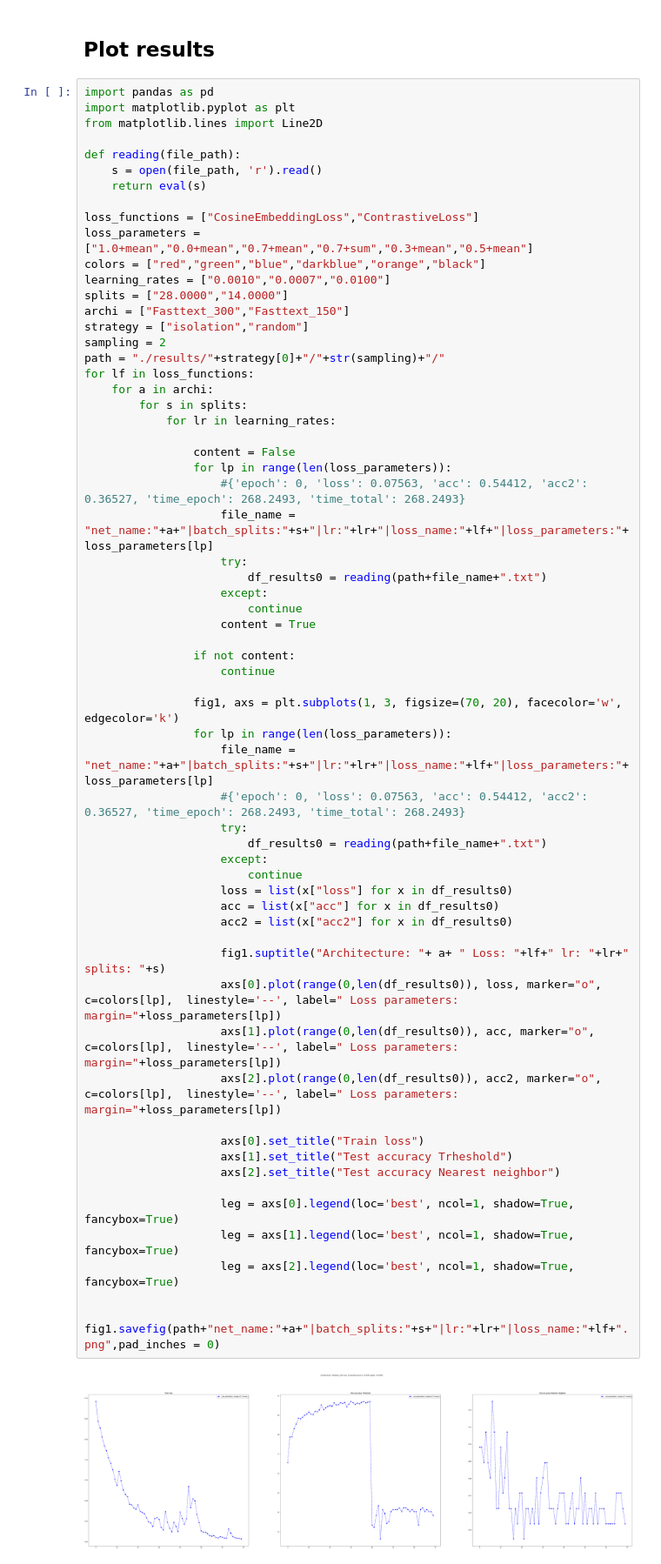
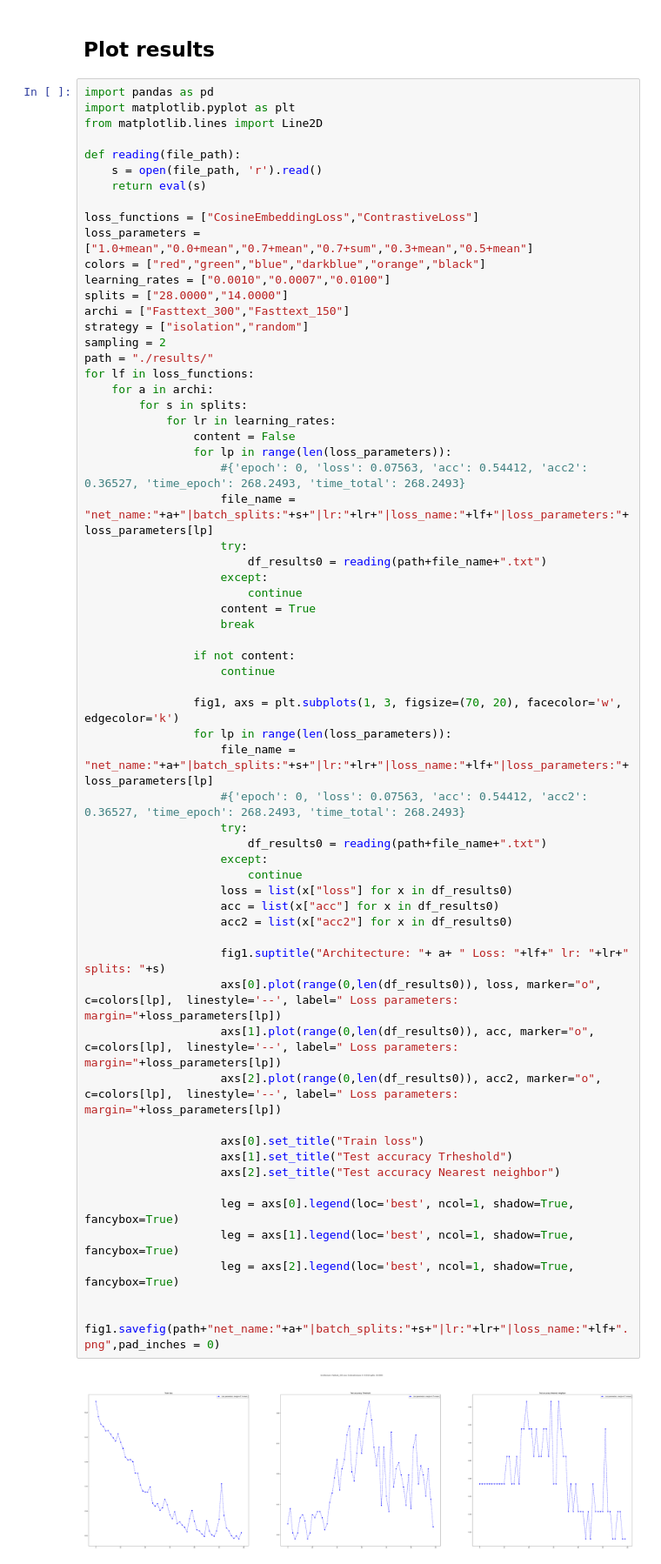
Before and after one commit to srpablino/gcnsm, a Jupyter notebook: step3_plot_results.ipynb, the cells around one changed output. Shown at 87% size. Drawn from its saved outputs; the diff is of its cells as text.

```diff
--- a/step3_plot_results.ipynb
+++ b/step3_plot_results.ipynb
@@ -17,12 +17,11 @@ splits = ["28.0000","14.0000"]
 archi = ["Fasttext_300","Fasttext_150"]
 strategy = ["isolation","random"]
 sampling = 2
-path = "./results/"+strategy[0]+"/"+str(sampling)+"/"
+path = "./results/"
 for lf in loss_functions:
     for a in archi:
         for s in splits:
             for lr in learning_rates:
-
                 content = False
                 for lp in range(len(loss_parameters)):
                     #{'epoch': 0, 'loss': 0.07563, 'acc': 0.54412, 'acc2': 0.36527, 'time_epoch': 268.2493, 'time_total': 268.2493}
@@ -32,35 +31,36 @@ for lf in loss_functions:
                     except:
                         continue
                     content = True
+                    break
 
                 if not content:
                     continue
 
                 fig1, axs = plt.subplots(1, 3, figsize=(70, 20), facecolor='w', edgecolor='k')
                 for lp in range(len(loss_parameters)):
                     file_name = "net_name:"+a+"|batch_splits:"+s+"|lr:"+lr+"|loss_name:"+lf+"|loss_parameters:"+loss_parameters[lp]
                     #{'epoch': 0, 'loss': 0.07563, 'acc': 0.54412, 'acc2': 0.36527, 'time_epoch': 268.2493, 'time_total': 268.2493}
                     try:
                         df_results0 = reading(path+file_name+".txt")
                     except:
                         continue
                     loss = list(x["loss"] for x in df_results0)
                     acc = list(x["acc"] for x in df_results0)
                     acc2 = list(x["acc2"] for x in df_results0)
 
                     fig1.suptitle("Architecture: "+ a+ " Loss: "+lf+" lr: "+lr+" splits: "+s)
                     axs[0].plot(range(0,len(df_results0)), loss, marker="o", c=colors[lp],  linestyle='--', label=" Loss parameters: margin="+loss_parameters[lp])
                     axs[1].plot(range(0,len(df_results0)), acc, marker="o", c=colors[lp],  linestyle='--', label=" Loss parameters: margin="+loss_parameters[lp])
                     axs[2].plot(range(0,len(df_results0)), acc2, marker="o", c=colors[lp],  linestyle='--', label=" Loss parameters: margin="+loss_parameters[lp])
 
                     axs[0].set_title("Train loss")
                     axs[1].set_title("Test accuracy Trheshold")
                     axs[2].set_title("Test accuracy Nearest neighbor")
 
                     leg = axs[0].legend(loc='best', ncol=1, shadow=True, fancybox=True)
                     leg = axs[1].legend(loc='best', ncol=1, shadow=True, fancybox=True)
                     leg = axs[2].legend(loc='best', ncol=1, shadow=True, fancybox=True)
 
                 fig1.savefig(path+"net_name:"+a+"|batch_splits:"+s+"|lr:"+lr+"|loss_name:"+lf+".png",pad_inches = 0)
 # %% [output]
-[figure, old version]
+[figure, new version]
```
Also changed, not shown: parts of 1 cell of this notebook, 34 other files.
